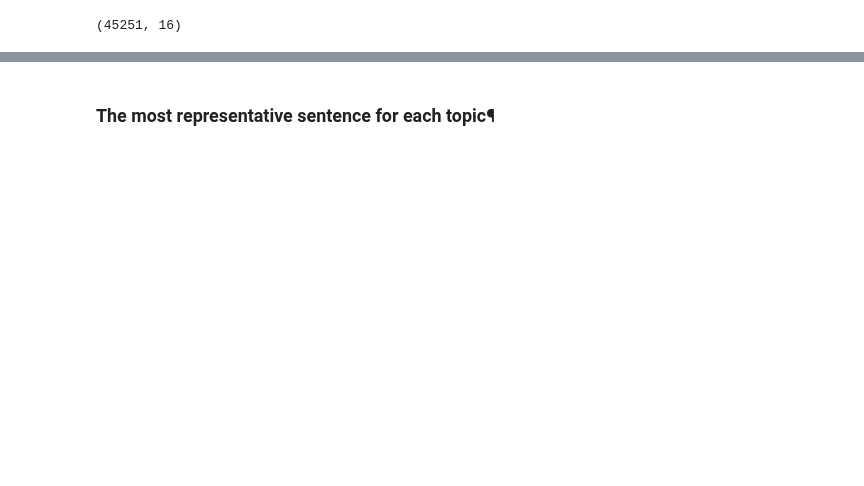
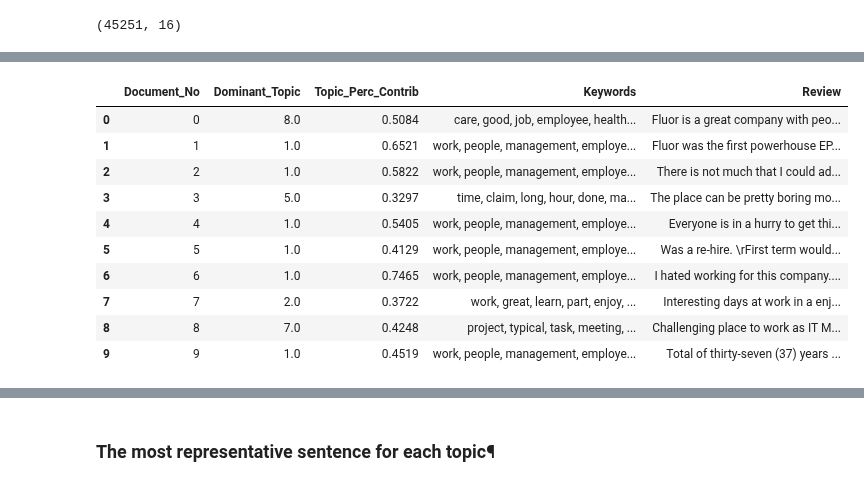
Before and after one commit to toadies/smu-ds-opinion-mining-co-reviews, a Jupyter notebook: notebooks/Section 4 - 4 - LDA - word token.ipynb, the cells around one changed output, grey strips where cells are left out. Cells and saved outputs as stored; diff of their text form; code cells hidden in the pictures; blank space fills up the shorter version.

```diff
--- a/notebooks/Section 4 - 4 - LDA - word token.ipynb
+++ b/notebooks/Section 4 - 4 - LDA - word token.ipynb
@@ -259,3 +188,19 @@ df_dominant_topic.head(10)
+# %%
+df_dominant_topic.drop(columns="Text",inplace=True)
+# %%
+df_dominant_topic.head(10)
+# %% [output]
+|  | Document_No | Dominant_Topic | Topic_Perc_Contrib | Keywords | Review |
+| 0 | 0 | 8.0 | 0.5084 | care, good, job, employee, health... | Fluor is a great company with peo... |
+| 1 | 1 | 1.0 | 0.6521 | work, people, management, employe... | Fluor was the first powerhouse EP... |
+| 2 | 2 | 1.0 | 0.5822 | work, people, management, employe... | There is not much that I could ad... |
+| 3 | 3 | 5.0 | 0.3297 | time, claim, long, hour, done, ma... | The place can be pretty boring mo... |
+| 4 | 4 | 1.0 | 0.5405 | work, people, management, employe... | Everyone is in a hurry to get thi... |
+| 5 | 5 | 1.0 | 0.4129 | work, people, management, employe... | Was a re-hire. \rFirst term would... |
+| 6 | 6 | 1.0 | 0.7465 | work, people, management, employe... | I hated working for this company.... |
+| 7 | 7 | 2.0 | 0.3722 | work, great, learn, part, enjoy, ... | Interesting days at work in a enj... |
+| 8 | 8 | 7.0 | 0.4248 | project, typical, task, meeting, ... | Challenging place to work as IT M... |
+| 9 | 9 | 1.0 | 0.4519 | work, people, management, employe... | Total of thirty-seven (37) years ... |
 # %%
 with open("tech_review_with_topics.pkl","wb") as f:
     pickle.dump(df_dominant_topic, f)
```
Also changed, not shown: parts of 16 cells of this notebook, 2 other files.
